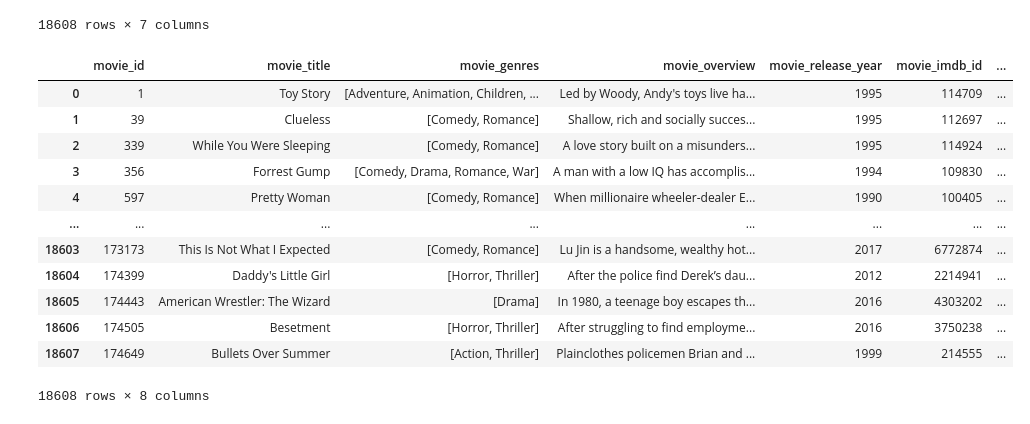
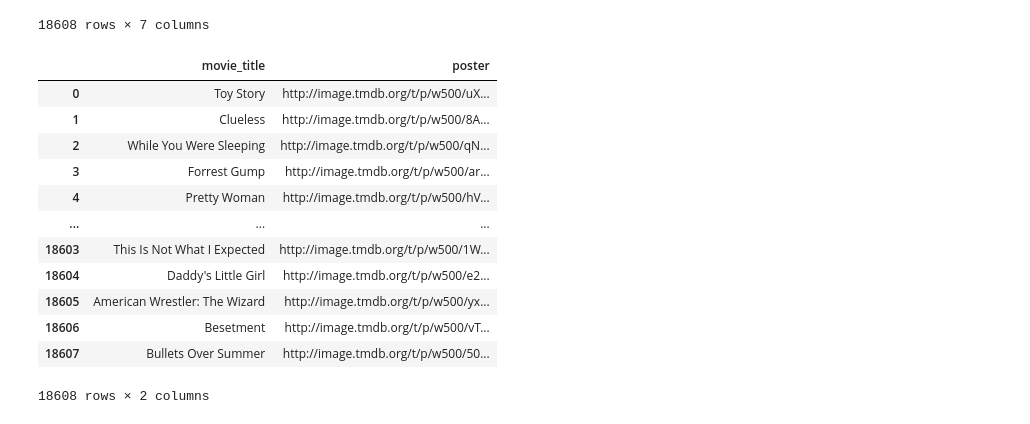
Before and after one commit to adrianmarino/thesis-paper, a Jupyter notebook: notebooks/ensemble/llms/2_chat-bot-load-data.ipynb, the cells around one changed output. Drawn from its saved outputs; the diff is of its cells as text; code cells hidden in the pictures.

Commit message:
feat: resolve poster urls from the movie database api

```diff
--- a/notebooks/ensemble/llms/2_chat-bot-load-data.ipynb
+++ b/notebooks/ensemble/llms/2_chat-bot-load-data.ipynb
@@ -153,21 +146,22 @@ ut.save_df(items, f'{DATASET_PATH}/chatbot-api-movies.json')
 # %%
 items = ut.load_df(f'{DATASET_PATH}/chatbot-api-movies.json')
 # %%
-items
+pd.set_option('display.max_colwidth', None)
+items[['movie_title', 'poster']]
 # %% [output]
-|  | movie_id | movie_title | movie_genres | movie_overview | movie_release_year | movie_imdb_id | ... |
-| 0 | 1 | Toy Story | [Adventure, Animation, Children, ... | Led by Woody, Andy's toys live ha... | 1995 | 114709 | ... |
-| 1 | 39 | Clueless | [Comedy, Romance] | Shallow, rich and socially succes... | 1995 | 112697 | ... |
-| 2 | 339 | While You Were Sleeping | [Comedy, Romance] | A love story built on a misunders... | 1995 | 114924 | ... |
-| 3 | 356 | Forrest Gump | [Comedy, Drama, Romance, War] | A man with a low IQ has accomplis... | 1994 | 109830 | ... |
-| 4 | 597 | Pretty Woman | [Comedy, Romance] | When millionaire wheeler-dealer E... | 1990 | 100405 | ... |
-| ... | ... | ... | ... | ... | ... | ... | ... |
-| 18603 | 173173 | This Is Not What I Expected | [Comedy, Romance] | Lu Jin is a handsome, wealthy hot... | 2017 | 6772874 | ... |
-| 18604 | 174399 | Daddy's Little Girl | [Horror, Thriller] | After the police find Derek’s dau... | 2012 | 2214941 | ... |
-| 18605 | 174443 | American Wrestler: The Wizard | [Drama] | In 1980, a teenage boy escapes th... | 2016 | 4303202 | ... |
-| 18606 | 174505 | Besetment | [Horror, Thriller] | After struggling to find employme... | 2016 | 3750238 | ... |
-| 18607 | 174649 | Bullets Over Summer | [Action, Thriller] | Plainclothes policemen Brian and ... | 1999 | 214555 | ... |
+|  | movie_title | poster |
+| 0 | Toy Story | http://image.tmdb.org/t/p/w500/uX... |
+| 1 | Clueless | http://image.tmdb.org/t/p/w500/8A... |
+| 2 | While You Were Sleeping | http://image.tmdb.org/t/p/w500/qN... |
+| 3 | Forrest Gump | http://image.tmdb.org/t/p/w500/ar... |
+| 4 | Pretty Woman | http://image.tmdb.org/t/p/w500/hV... |
+| ... | ... | ... |
+| 18603 | This Is Not What I Expected | http://image.tmdb.org/t/p/w500/1W... |
+| 18604 | Daddy's Little Girl | http://image.tmdb.org/t/p/w500/e2... |
+| 18605 | American Wrestler: The Wizard | http://image.tmdb.org/t/p/w500/yx... |
+| 18606 | Besetment | http://image.tmdb.org/t/p/w500/vT... |
+| 18607 | Bullets Over Summer | http://image.tmdb.org/t/p/w500/50... |
-18608 rows × 8 columns
+18608 rows × 2 columns
 # %%
 base_url = 'http://nonosoft.ddns.net:8080/api/v1'
 
```
Also changed, not shown: parts of 4 cells of this notebook, 3 other files.
